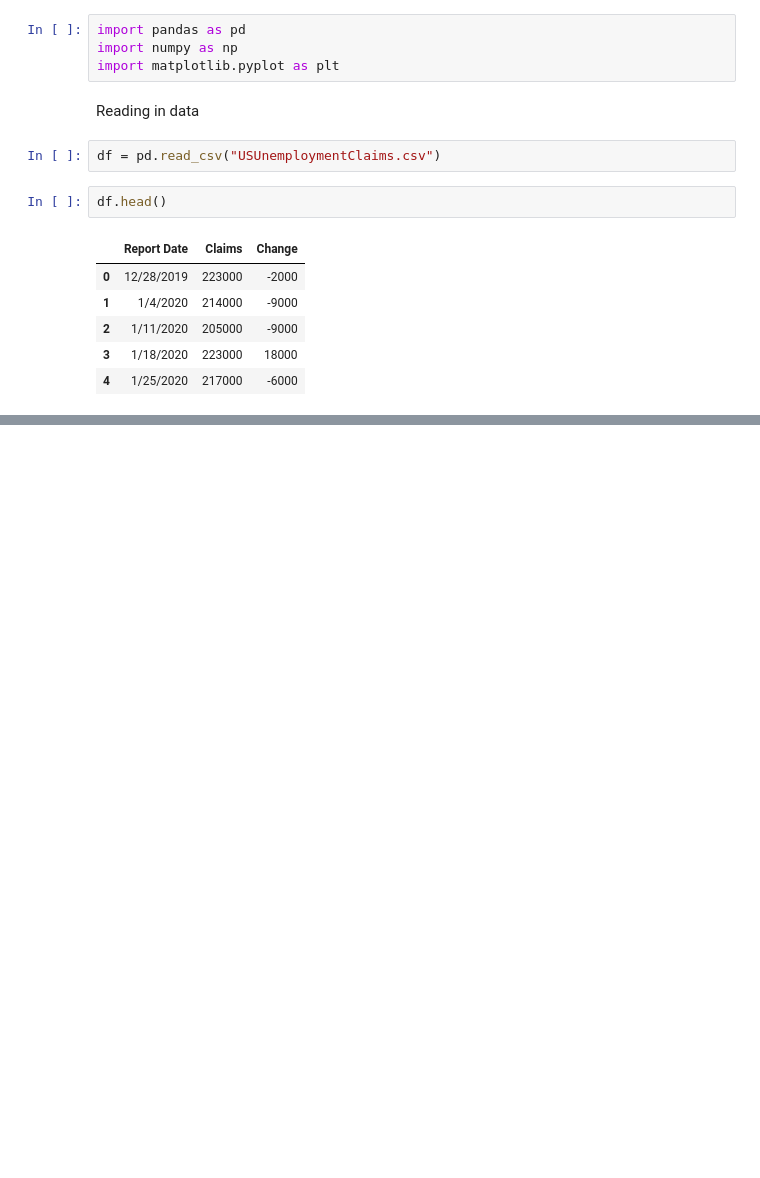
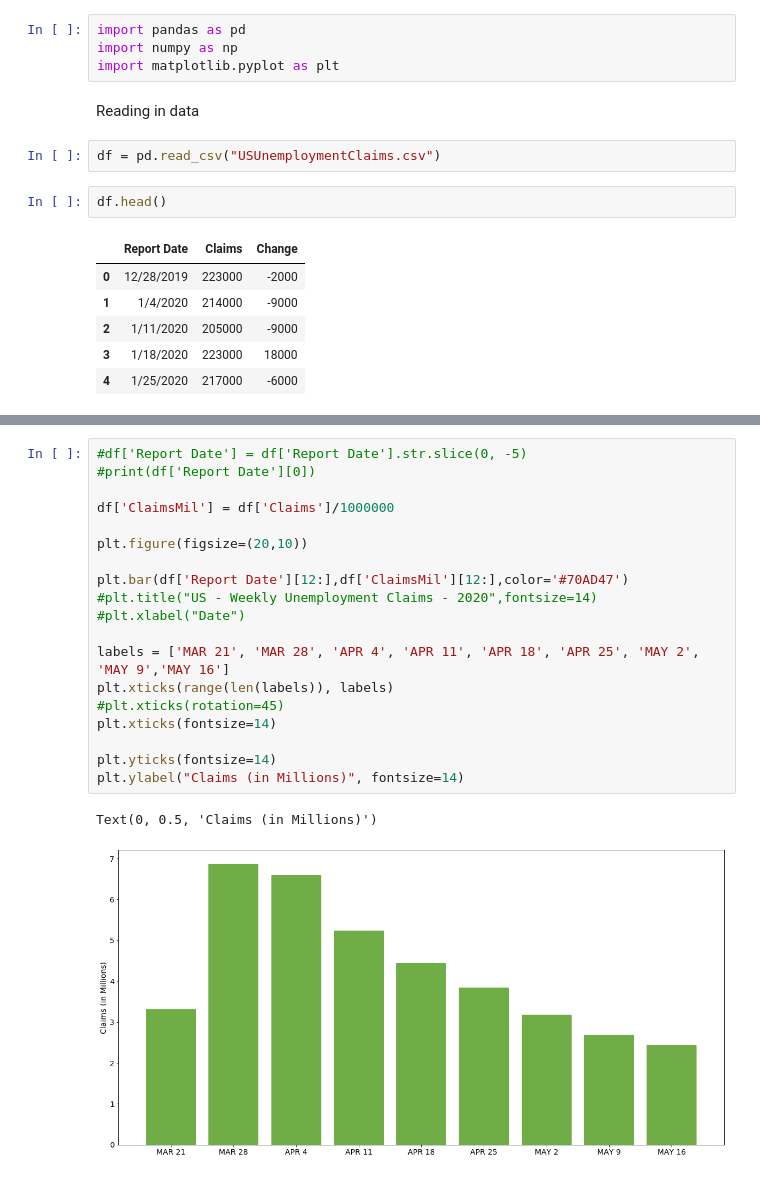
Before and after one commit to lowsaelee/US-Unemployment-Claims-2020, a Jupyter notebook: US_Unemployment_Claims.ipynb, the cells around one changed output, grey strips where cells are left out. Cells and saved outputs as stored; diff of their text form; blank space fills up the shorter version.

```diff
--- a/US_Unemployment_Claims.ipynb
+++ b/US_Unemployment_Claims.ipynb
@@ -59,3 +59,25 @@ plt.grid()
+# %%
+#df['Report Date'] = df['Report Date'].str.slice(0, -5)
+#print(df['Report Date'][0])
+
+df['ClaimsMil'] = df['Claims']/1000000
+
+plt.figure(figsize=(20,10))
+
+plt.bar(df['Report Date'][12:],df['ClaimsMil'][12:],color='#70AD47')
+#plt.title("US - Weekly Unemployment Claims - 2020",fontsize=14)
+#plt.xlabel("Date")
+
+labels = ['MAR 21', 'MAR 28', 'APR 4', 'APR 11', 'APR 18', 'APR 25', 'MAY 2', 'MAY 9','MAY 16']
+plt.xticks(range(len(labels)), labels)
+#plt.xticks(rotation=45)
+plt.xticks(fontsize=14)
+
+plt.yticks(fontsize=14)
+plt.ylabel("Claims (in Millions)", fontsize=14)
+# %% [output]
+Text(0, 0.5, 'Claims (in Millions)')
+[figure, added]
 # %%
 plt.plot(df['Report Date'],df['Change'],'*-b')
 plt.title("US - Weekly Unemployment Claims Changes",fontsize=14)
```
Also changed, not shown: parts of 10 cells of this notebook.
